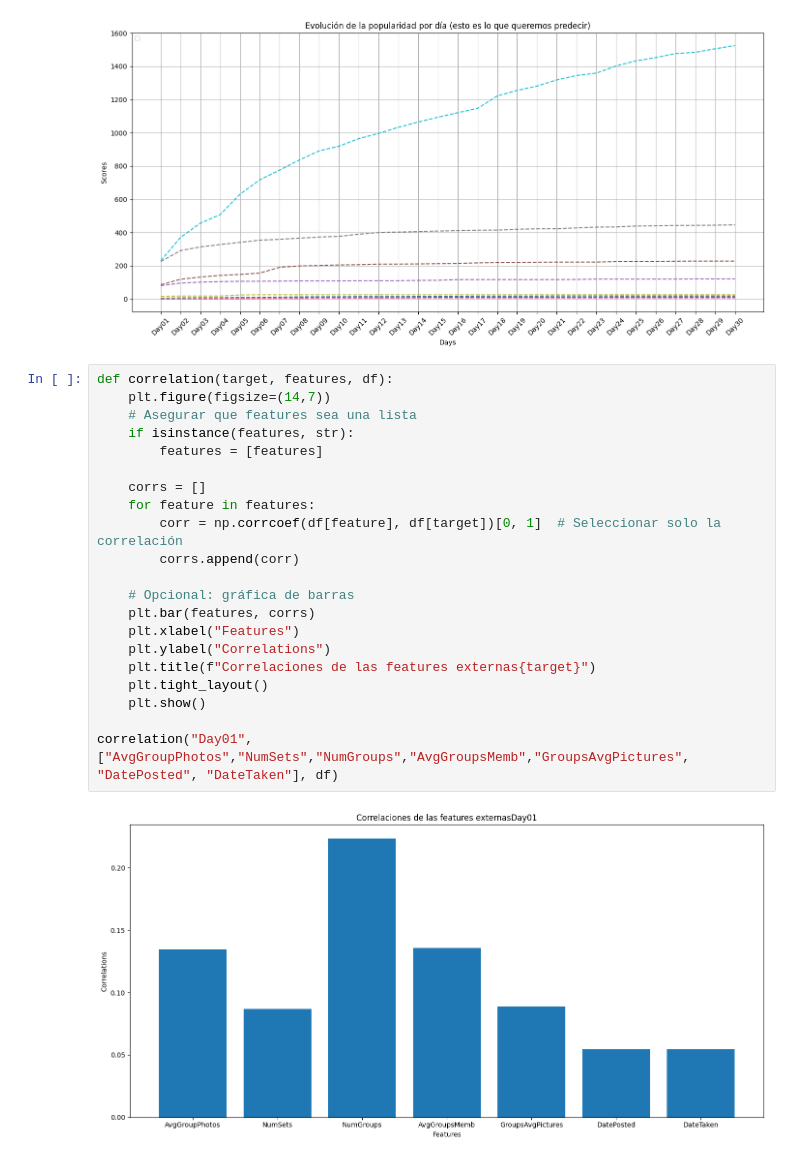
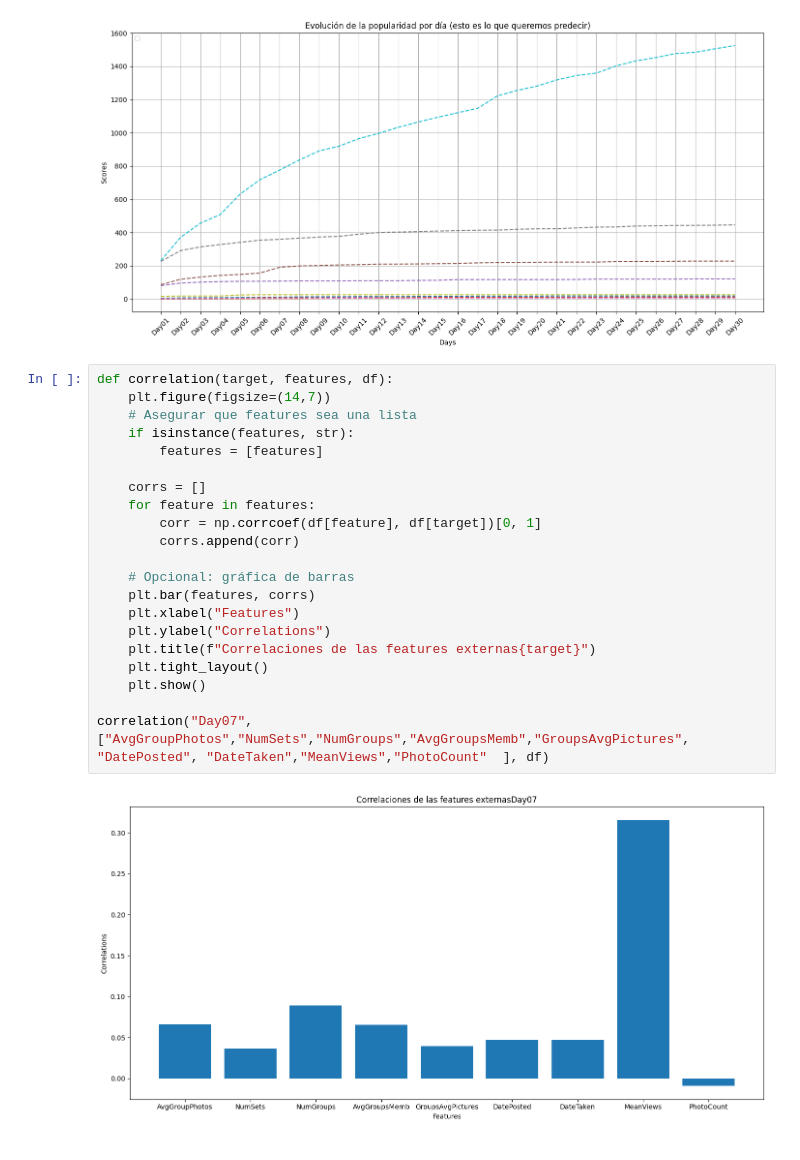
Before and after one commit to DanShlamovitz/Vision_TP_Final, a Jupyter notebook: dataset/analisis.ipynb, the cells around one changed output. Cells and saved outputs as stored; diff of their text form.

```diff
--- a/dataset/analisis.ipynb
+++ b/dataset/analisis.ipynb
@@ -38,23 +38,23 @@ plt.show()
 # %%
 def correlation(target, features, df):
     plt.figure(figsize=(14,7))
     # Asegurar que features sea una lista
     if isinstance(features, str):
         features = [features]
 
     corrs = []
     for feature in features:
-        corr = np.corrcoef(df[feature], df[target])[0, 1]  # Seleccionar solo la correlación
+        corr = np.corrcoef(df[feature], df[target])[0, 1]
         corrs.append(corr)
 
     # Opcional: gráfica de barras
     plt.bar(features, corrs)
     plt.xlabel("Features")
     plt.ylabel("Correlations")
     plt.title(f"Correlaciones de las features externas{target}")
     plt.tight_layout()
     plt.show()
 
-correlation("Day01", ["AvgGroupPhotos","NumSets","NumGroups","AvgGroupsMemb","GroupsAvgPictures", "DatePosted", "DateTaken"], df)
+correlation("Day07", ["AvgGroupPhotos","NumSets","NumGroups","AvgGroupsMemb","GroupsAvgPictures", "DatePosted", "DateTaken","MeanViews","PhotoCount"  ], df)
 # %% [output]
-[figure, old version]
+[figure, new version]
```
Also changed, not shown: 4 other files.
